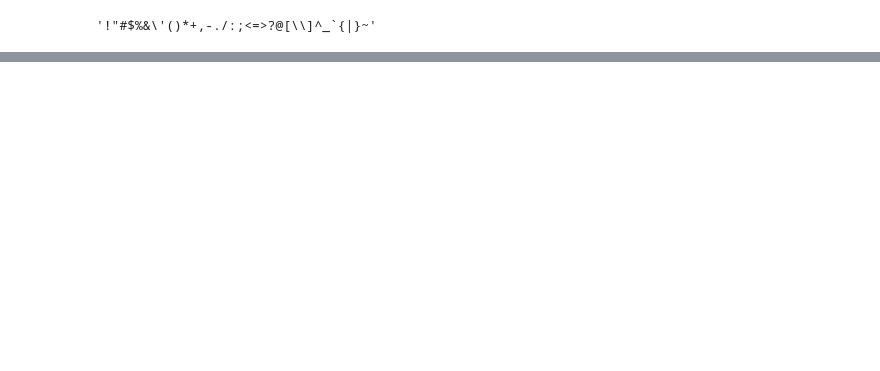
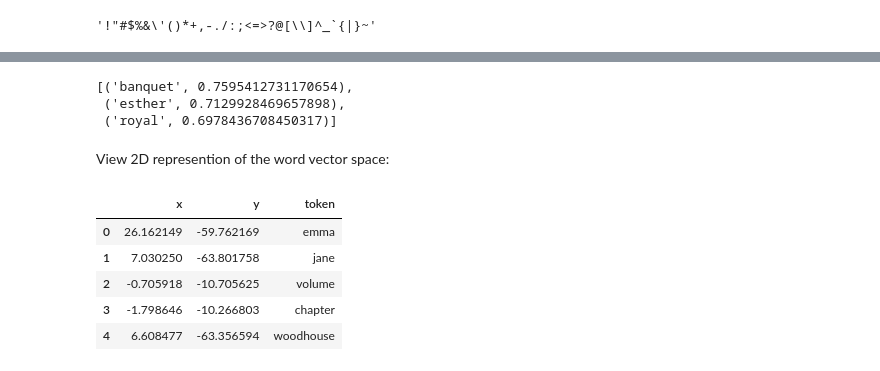
Before and after one commit to amypeniston/data-science-toolbox, a Jupyter notebook: key-concepts-examples/NLP_Preprocessing.ipynb, the cells around one changed output, grey strips where cells are left out. Drawn from its saved outputs; the diff is of its cells as text; code cells hidden in the pictures; blank space fills up the shorter version.

```diff
--- a/key-concepts-examples/NLP_Preprocessing.ipynb
+++ b/key-concepts-examples/NLP_Preprocessing.ipynb
@@ -71,0 +141,13 @@ punctuation
+# %%
+# Slow
+def remove_punctuation(corpus):
+    no_punctuation = []
+
+    # Faster
+    for sentence in corpus:
+        no_punctuation.append([c for c in sentence if c not in list(punctuation)])
+
+    return no_punctuation
+
+no_punctuation = remove_punctuation(sentences_v2)
+no_punctuation[0:2]
@@ -71,0 +314,8 @@ punctuation
+# %%
+model.wv.most_similar("queen", topn=3)
+# %% [output]
+[('banquet', 0.7595412731170654),
+ ('esther', 0.7129928469657898),
+ ('royal', 0.6978436708450317)]
+# %% [markdown]
+View 2D represention of the word vector space:
@@ -71,0 +325,11 @@ punctuation
+# %%
+word_coords = pd.DataFrame(wv_2d, columns=["x", "y"])
+word_coords["token"] = model.wv.vocab.keys()
+word_coords.head()
+# %% [output]
+|  | x | y | token |
+| 0 | 26.162149 | -59.762169 | emma |
+| 1 | 7.030250 | -63.801758 | jane |
+| 2 | -0.705918 | -10.705625 | volume |
+| 3 | -1.798646 | -10.266803 | chapter |
+| 4 | 6.608477 | -63.356594 | woodhouse |
```
Also changed, not shown: parts of 42 cells of this notebook.
